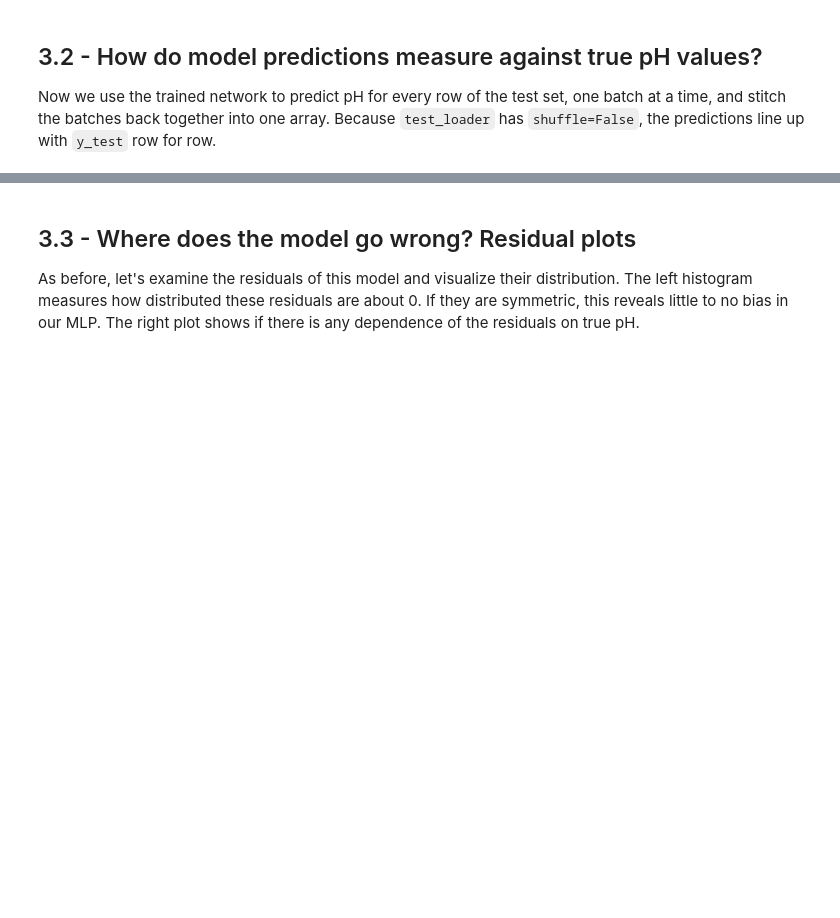
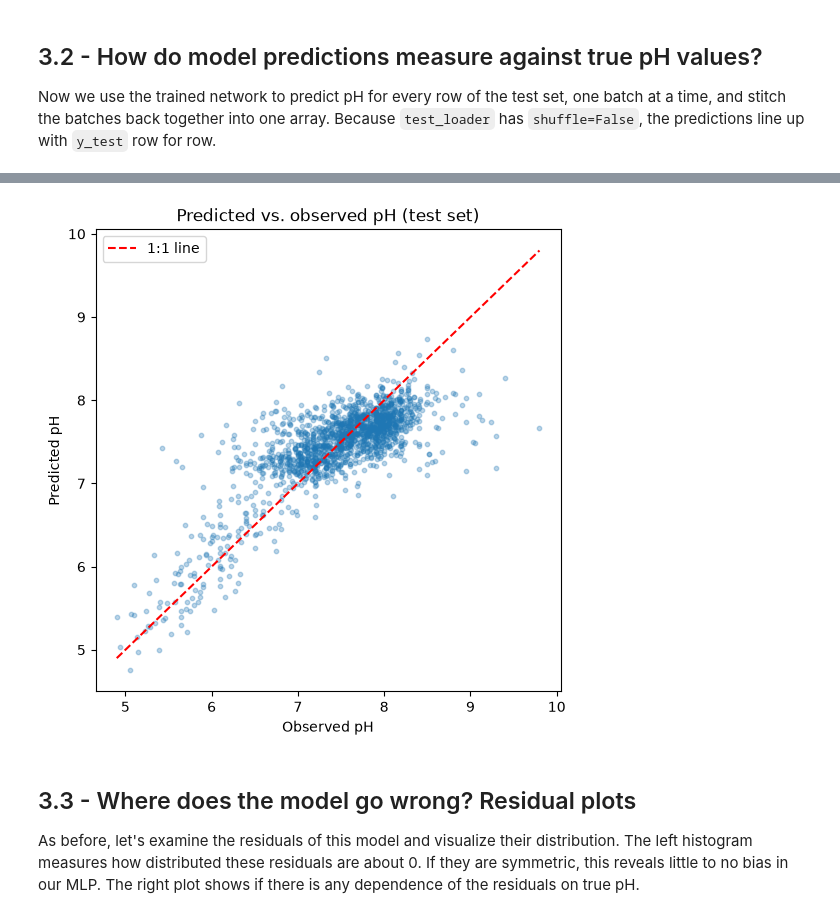
Before and after one commit to William-FJX/GEOL415, a Jupyter notebook: lab12/lab12_student.ipynb, the cells around one changed output, grey strips where cells are left out. Saved outputs shown, nothing was run; the diff lists cells and outputs as text; code cells hidden in the pictures; blank space fills up the shorter version.

```diff
--- a/lab12/lab12_student.ipynb
+++ b/lab12/lab12_student.ipynb
@@ -325,18 +384,20 @@ print(f"(baseline RMSE from always guessing the mean: {baseline_rmse:.3f})")
 # %%
 # scatter plot of observed vs. predicted pH, with a 1:1 reference line.
 
 fig, ax = plt.subplots(figsize=(6, 6))
-ax.scatter(____, ____, alpha=0.3, s=10)    # (observed (true), predicted)
+ax.scatter(y_test, nn_preds, alpha=0.3, s=10)    # (observed (true), predicted)
 
 # 1:1 line (a perfect model would put every point on this line) -- done for you
 lims = [y_test.min(), y_test.max()]
 ax.plot(lims, lims, linestyle='--', color='red', label='1:1 line')
 
-ax.set_xlabel(____)
-ax.set_ylabel(____)
+ax.set_xlabel("Observed pH")
+ax.set_ylabel("Predicted pH")
 ax.set_title('Predicted vs. observed pH (test set)')
 ax.legend()
 plt.show()
+# %% [output]
+[figure, added]
 # %% [markdown]
 ## 3.3 - Where does the model go wrong? Residual plots
 
```
Also changed, not shown: parts of 19 cells of this notebook.
